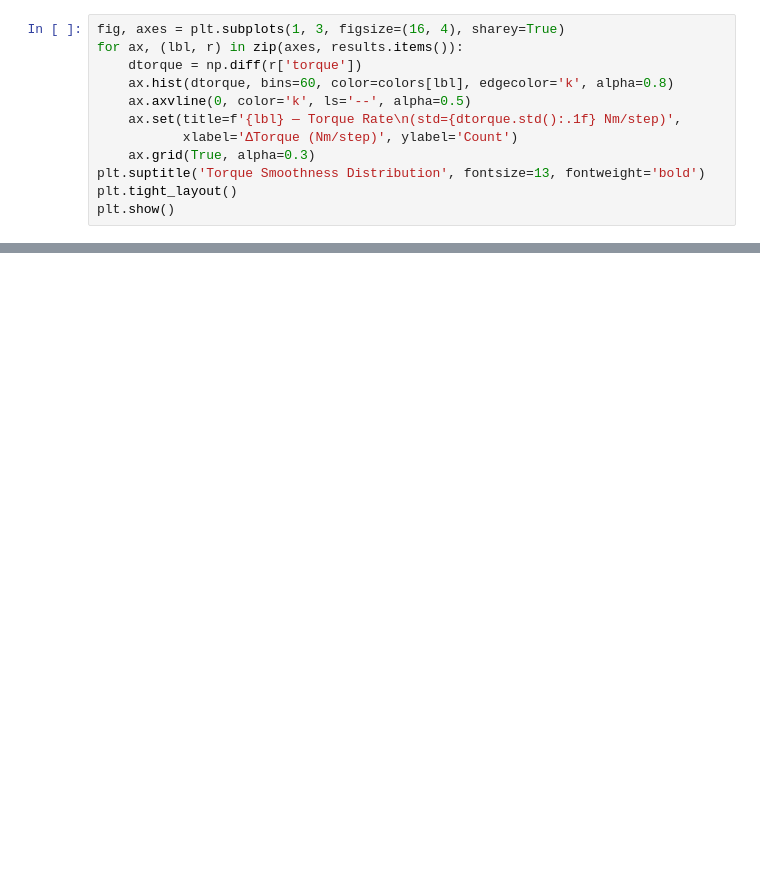
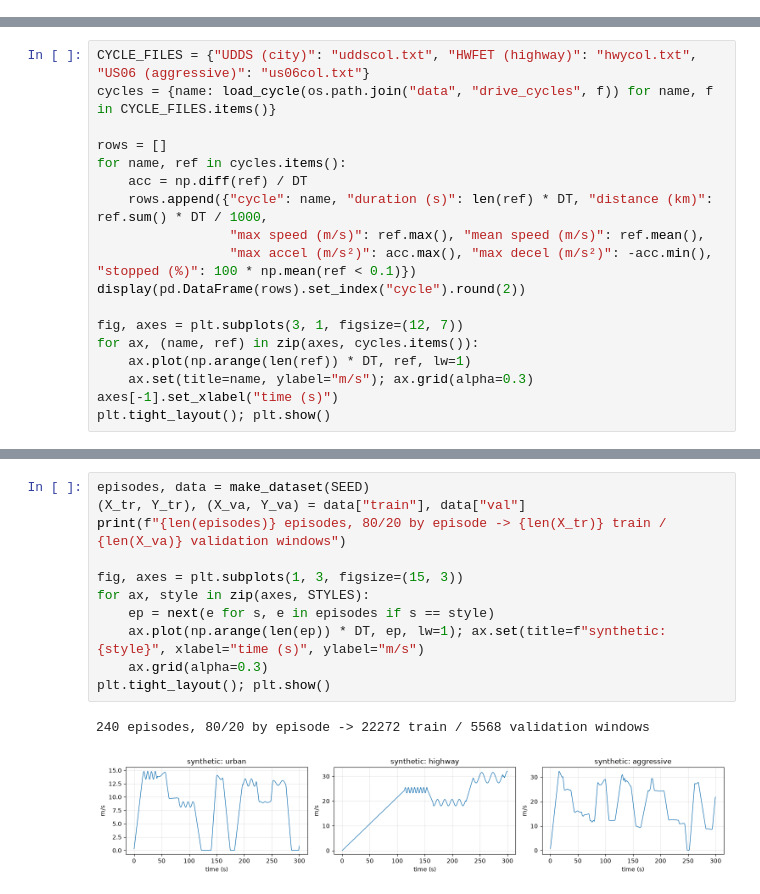
Before and after one commit to Riyann69/Eco-PCC, a Jupyter notebook: Eco-Cruise_Control_for_EVs.ipynb, the cells around one changed output, grey strips where cells are left out. Cells and saved outputs as stored; diff of their text form; blank space fills up the shorter version.

Commit message:
Corrected evaluation: realistic drivetrain, EPA drive cycles, leak-free LSTM data, forecast baselines, equal-tracking energy comparison, 5-seed LSTM evaluation; updated paper, abstract and slides

```diff
--- a/Eco-Cruise_Control_for_EVs.ipynb
+++ b/Eco-Cruise_Control_for_EVs.ipynb
@@ -783,12 +0,0 @@ Figure saved to controller_comparison.png
-# %%
-fig, axes = plt.subplots(1, 3, figsize=(16, 4), sharey=True)
-for ax, (lbl, r) in zip(axes, results.items()):
-    dtorque = np.diff(r['torque'])
-    ax.hist(dtorque, bins=60, color=colors[lbl], edgecolor='k', alpha=0.8)
-    ax.axvline(0, color='k', ls='--', alpha=0.5)
-    ax.set(title=f'{lbl} — Torque Rate\n(std={dtorque.std():.1f} Nm/step)',
-           xlabel='ΔTorque (Nm/step)', ylabel='Count')
-    ax.grid(True, alpha=0.3)
-plt.suptitle('Torque Smoothness Distribution', fontsize=13, fontweight='bold')
-plt.tight_layout()
-plt.show()
@@ -843,0 +372,18 @@ Energy saving (LSTM-MPC  vs PID):    -0.4%
+# %%
+CYCLE_FILES = {"UDDS (city)": "uddscol.txt", "HWFET (highway)": "hwycol.txt", "US06 (aggressive)": "us06col.txt"}
+cycles = {name: load_cycle(os.path.join("data", "drive_cycles", f)) for name, f in CYCLE_FILES.items()}
+
+rows = []
+for name, ref in cycles.items():
+    acc = np.diff(ref) / DT
+    rows.append({"cycle": name, "duration (s)": len(ref) * DT, "distance (km)": ref.sum() * DT / 1000,
+                 "max speed (m/s)": ref.max(), "mean speed (m/s)": ref.mean(),
+                 "max accel (m/s²)": acc.max(), "max decel (m/s²)": -acc.min(), "stopped (%)": 100 * np.mean(ref < 0.1)})
+display(pd.DataFrame(rows).set_index("cycle").round(2))
+
+fig, axes = plt.subplots(3, 1, figsize=(12, 7))
+for ax, (name, ref) in zip(axes, cycles.items()):
+    ax.plot(np.arange(len(ref)) * DT, ref, lw=1)
+    ax.set(title=name, ylabel="m/s"); ax.grid(alpha=0.3)
+axes[-1].set_xlabel("time (s)")
+plt.tight_layout(); plt.show()
@@ -843,0 +403,14 @@ Energy saving (LSTM-MPC  vs PID):    -0.4%
+# %%
+episodes, data = make_dataset(SEED)
+(X_tr, Y_tr), (X_va, Y_va) = data["train"], data["val"]
+print(f"{len(episodes)} episodes, 80/20 by episode -> {len(X_tr)} train / {len(X_va)} validation windows")
+
+fig, axes = plt.subplots(1, 3, figsize=(15, 3))
+for ax, style in zip(axes, STYLES):
+    ep = next(e for s, e in episodes if s == style)
+    ax.plot(np.arange(len(ep)) * DT, ep, lw=1); ax.set(title=f"synthetic: {style}", xlabel="time (s)", ylabel="m/s")
+    ax.grid(alpha=0.3)
+plt.tight_layout(); plt.show()
+# %% [output]
+240 episodes, 80/20 by episode -> 22272 train / 5568 validation windows
+[figure, added]
```
Also changed, not shown: parts of 62 cells of this notebook, 17 other files.
